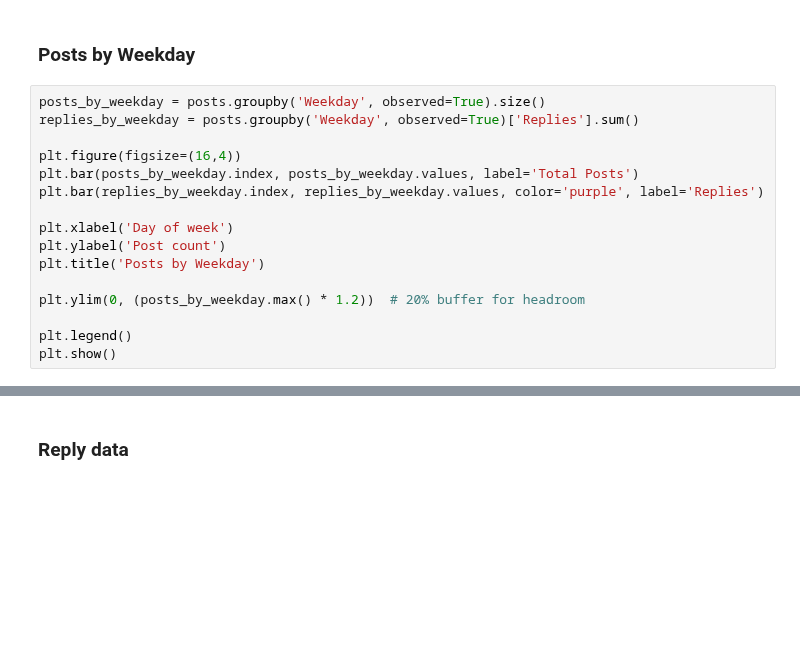
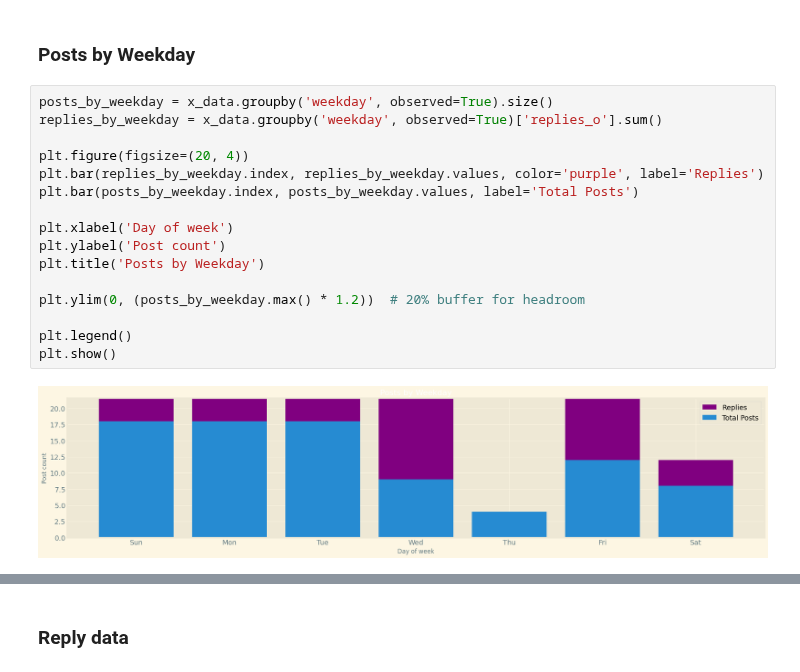
Before and after one commit to bodhichristian/python-basics, a Jupyter notebook: x_data/x_data.ipynb, the cells around one changed output, grey strips where cells are left out. Saved outputs shown, nothing was run; the diff lists cells and outputs as text; blank space fills up the shorter version.

```diff
--- a/x_data/x_data.ipynb
+++ b/x_data/x_data.ipynb
@@ -302,21 +267,23 @@ print(f'Shares: {shares}')
 # %% [markdown]
 ### Posts by Weekday
 # %%
-posts_by_weekday = posts.groupby('Weekday', observed=True).size()
-replies_by_weekday = posts.groupby('Weekday', observed=True)['Replies'].sum()
+posts_by_weekday = x_data.groupby('weekday', observed=True).size()
+replies_by_weekday = x_data.groupby('weekday', observed=True)['replies_o'].sum()
 
-plt.figure(figsize=(16,4))
+plt.figure(figsize=(20, 4))
+plt.bar(replies_by_weekday.index, replies_by_weekday.values, color='purple', label='Replies')
 plt.bar(posts_by_weekday.index, posts_by_weekday.values, label='Total Posts')
-plt.bar(replies_by_weekday.index, replies_by_weekday.values, color='purple', label='Replies')
 
 plt.xlabel('Day of week')
 plt.ylabel('Post count')
 plt.title('Posts by Weekday')
 
 plt.ylim(0, (posts_by_weekday.max() * 1.2))  # 20% buffer for headroom
 
 plt.legend()
 plt.show()
+# %% [output]
+[figure, added]
 # %%
 total_bookmarks = posts['Bookmarks'].sum()
 
```
Also changed, not shown: parts of 28 cells of this notebook.
